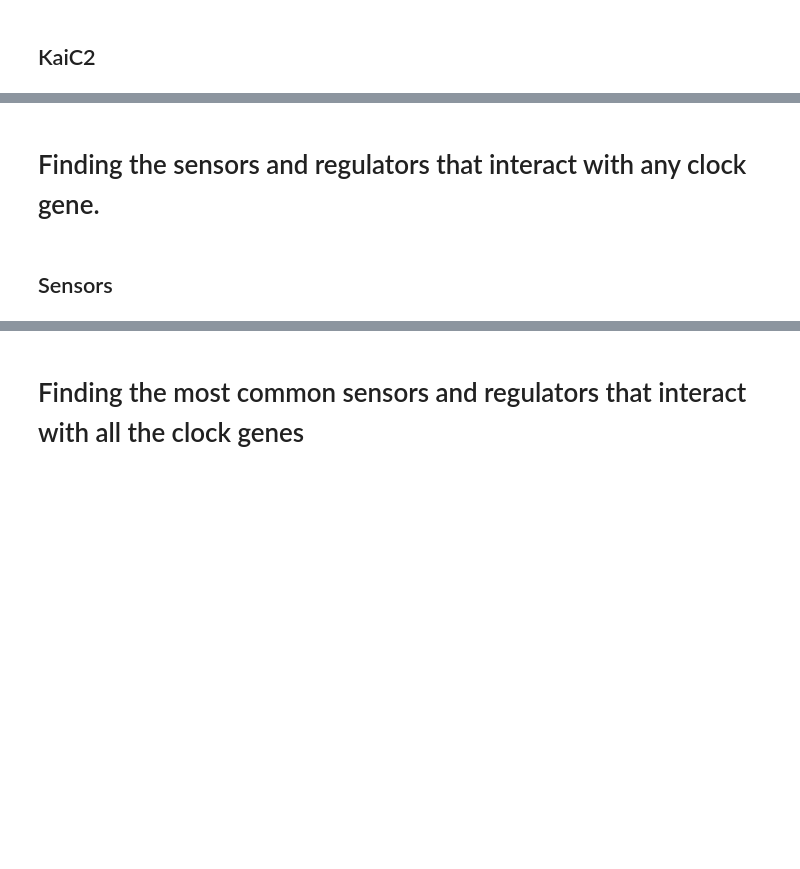
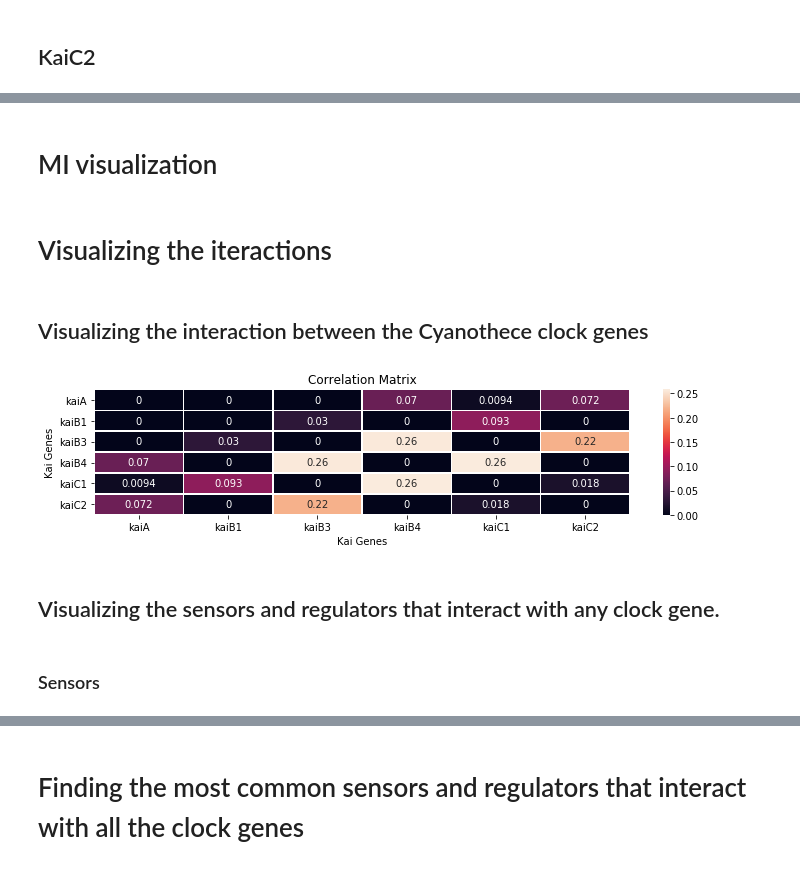
Before and after one commit to deeprob/Gene-Expression-Analysis-Pipeline, a Jupyter notebook: Microarray-Data-Analysis-386.ipynb, the cells around one changed output, grey strips where cells are left out. Saved outputs shown, nothing was run; the diff lists cells and outputs as text; code cells hidden in the pictures; blank space fills up the shorter version.

Commit message:
Data Visualization Added

```diff
--- a/Microarray-Data-Analysis-386.ipynb
+++ b/Microarray-Data-Analysis-386.ipynb
@@ -247,0 +205,4 @@ kC2.get_other_clock()
+# %%
+clock_interaction_dict = {'kaiA':kA,'kaiB1':kB1,'kaiB3':kB3,'kaiB4':kB4,'kaiC1':kC1,'kaiC2':kC2}
+# %% [markdown]
+# MI visualization
@@ -248,4 +277,15 @@ kC2.get_other_clock()
+# %% [markdown]
+# Visualizing the iteractions
+# %% [markdown]
+## Visualizing the interaction between the Cyanothece clock genes
+# %%
+clock = ClockVisualize(clock_interaction_dict,
+                        interaction_type='clock')
+
+clock.visualize_matrix()
+# %% [output]
+[figure, added]
 # %% [markdown]
-# Finding the sensors and regulators that interact with any clock gene.
+## Visualizing the sensors and regulators that interact with any clock gene.
 # %% [markdown]
-## Sensors
+### Sensors
```
Also changed, not shown: parts of 34 cells of this notebook, 3 other files.
